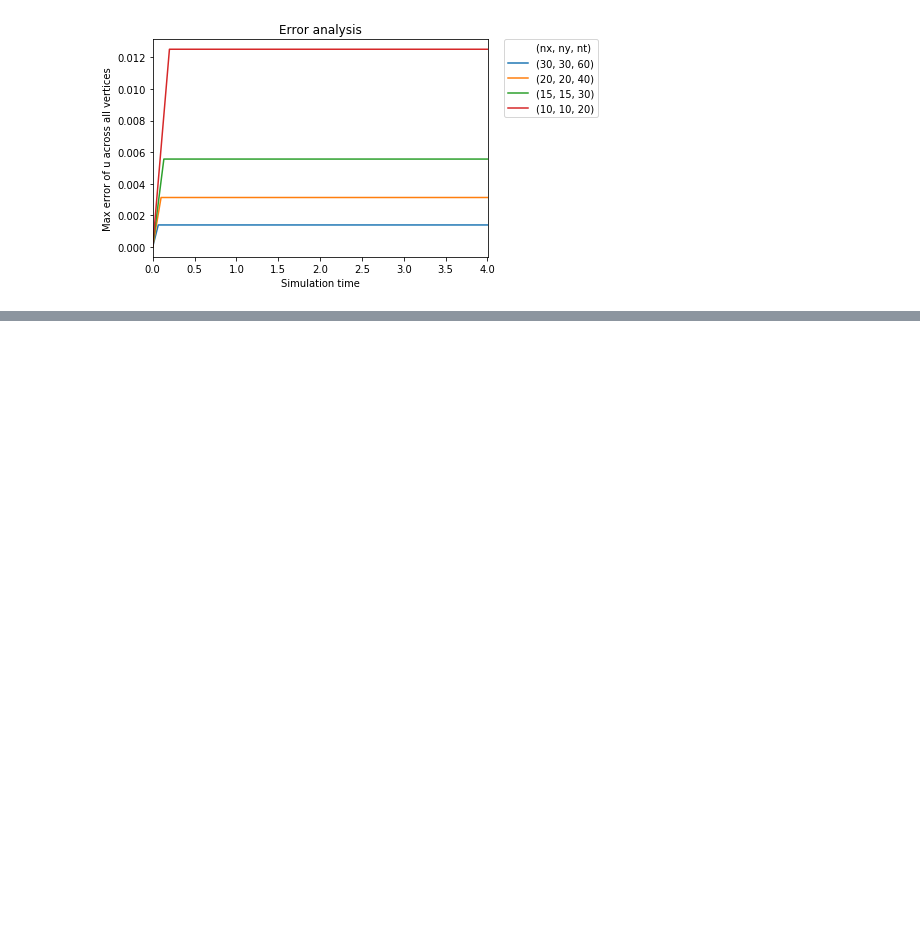
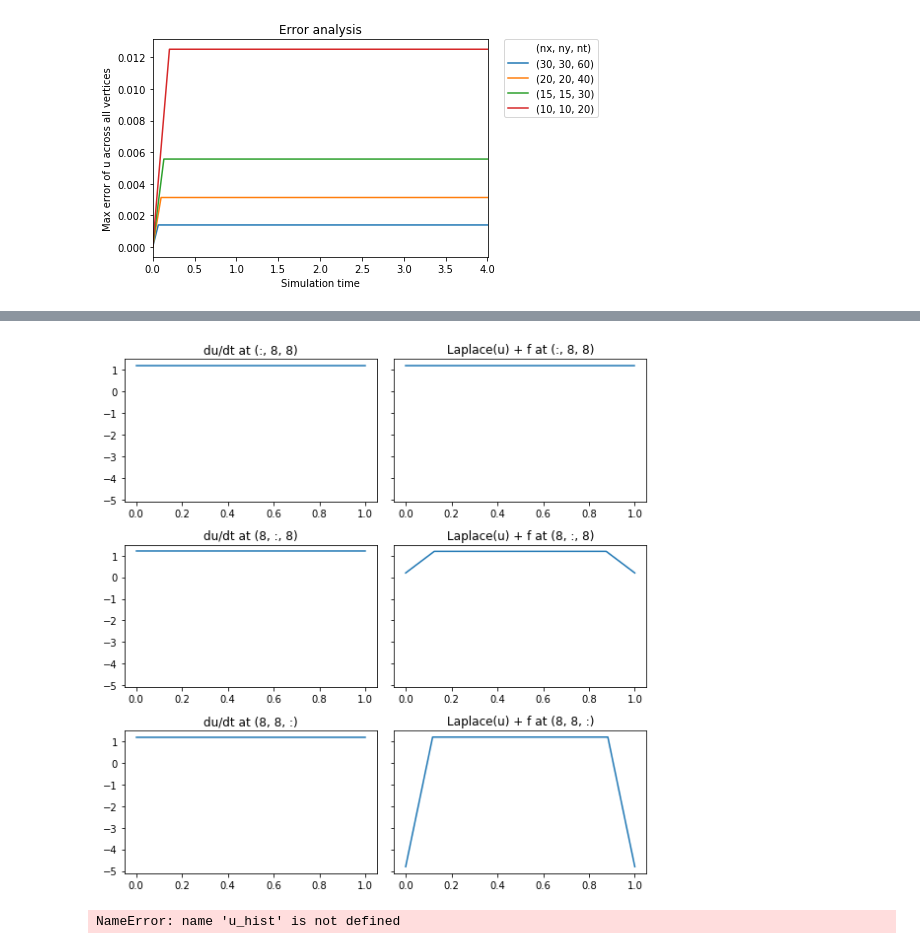
Before and after one commit to ZacharyVernec/PDE-FIND, a Jupyter notebook: Heat Equation.ipynb, the cells around one changed output, grey strips where cells are left out. Saved outputs shown, nothing was run; the diff lists cells and outputs as text; code cells hidden in the pictures; blank space fills up the shorter version.

```diff
--- a/Heat Equation.ipynb
+++ b/Heat Equation.ipynb
@@ -269,3 +311,47 @@ plt.show()
+# %%
+mesh_info, logs = calculate_simulation(16, 17, 18, tmax=1.0)
+
+nx = mesh_info['nx']
+ny = mesh_info['ny']
+nt = mesh_info['nt']
+coords = mesh_info['mesh'].coordinates().reshape(ny+1, nx+1, 2).transpose(1, 0, 2)
+xcoords = coords[:, 0, 0]
+ycoords = coords[0, :, 1]
+tcoords = logs['t']
+u_vals = np.array([u_at_t.compute_vertex_values().reshape(ny+1, nx+1) for u_at_t in logs['u']]).transpose(0, 2, 1)
+du_vals = np.gradient(u_vals, tcoords, xcoords, ycoords)
+ddu_vals = np.array([np.gradient(du_vals_dim, tcoords, xcoords, ycoords) for du_vals_dim in du_vals])
+laplaceu_vals = ddu_vals[1:, 1:].trace()
+f_vals = 1.2 - 2 - 2*6
+
+#which cross-sections do we plot?
+tval_plot = 8
+xval_plot = 8
+yval_plot = 8
+
+
+fig, axes = plt.subplots(nrows=3, ncols=2, sharey='all', figsize=(8, 8))
+
+axes[0, 0].plot(tcoords, du_vals[0][:, xval_plot, yval_plot])
+axes[0, 0].set_title(f'du/dt at (:, {xval_plot}, {yval_plot})')
+axes[0, 1].plot(tcoords, laplaceu_vals[:, xval_plot, yval_plot]+f_vals)
+axes[0, 1].set_title(f'Laplace(u) + f at (:, {xval_plot}, {yval_plot})')
+
+axes[1, 0].plot(xcoords, du_vals[0][tval_plot, :, yval_plot])
+axes[1, 0].set_title(f'du/dt at ({tval_plot}, :, {yval_plot})')
+axes[1, 1].plot(xcoords, laplaceu_vals[tval_plot, :, yval_plot]+f_vals)
+axes[1, 1].set_title(f'Laplace(u) + f at ({tval_plot}, :, {yval_plot})')
+
+axes[2, 0].plot(ycoords, du_vals[0][tval_plot, xval_plot, :])
+axes[2, 0].set_title(f'du/dt at ({tval_plot}, {xval_plot}, :)')
+axes[2, 1].plot(ycoords, laplaceu_vals[tval_plot, xval_plot, :]+f_vals)
+axes[2, 1].set_title(f'Laplace(u) + f at ({tval_plot}, {xval_plot}, :)')
+
+
+plt.tight_layout()
+plt.show()
+# %% [output]
+[figure, added]
 # %%
 uvals = u_hist[0].compute_vertex_values()
 xyvals = mesh.coordinates()
@@ -275,8 +361,11 @@ yvals=xyvals[:,1]
 xx = np.linspace(0,1)
 yy = np.linspace(0,1)
 
-XX, YY = np.meshgrid(xx,yy)
+XX, YY = np.fig = plt.figure()
+meshgrid(xx,yy)
 
 from scipy.interpolate import griddata
 uu = griddata(xyvals, uvals, (XX, YY), method='linear')
 plt.imshow(uu, origin='lower', extent=(-5e-3, 1+5e-3, -5e-3, 1+5e-3))
+# %% [output]
+NameError: name 'u_hist' is not defined
```
Also changed, not shown: parts of 11 cells of this notebook.
